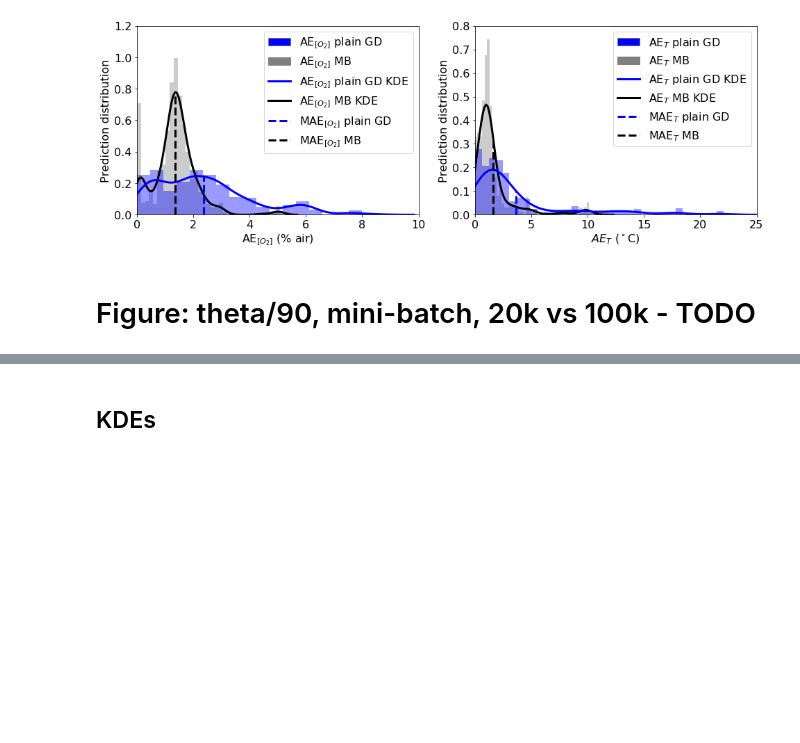
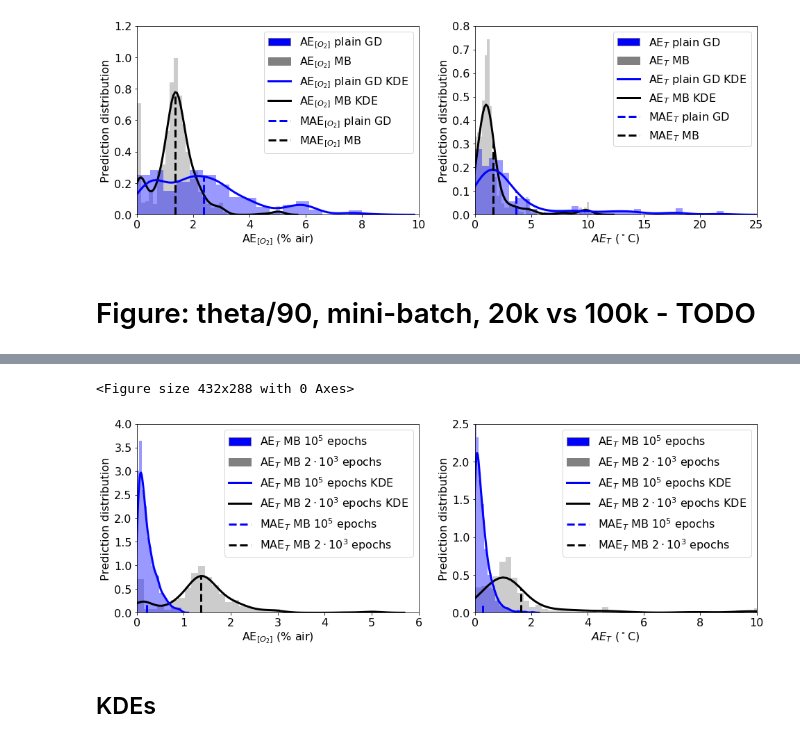
Before and after one commit to michelucci/O2T-Real-Data-Paper, a Jupyter notebook: notebooks/Paper_figures_from_models_v1.ipynb, the cells around one changed output, grey strips where cells are left out. Cells and saved outputs as stored; diff of their text form; code cells hidden in the pictures; blank space fills up the shorter version.

Commit message:
Added new figure

```diff
--- a/notebooks/Paper_figures_from_models_v1.ipynb
+++ b/notebooks/Paper_figures_from_models_v1.ipynb
@@ -459,7 +459,7 @@ fig.savefig('../paper/comparison_theta90_mb_vs_nomb_20k.svg', format='svg', dpi=
 # %%
 # eventually load the model again
 model = keras.models.load_model("model_20001_32_1e-3_3x50_2x5_2x5.h5")
-model2 = keras.models.load_model("model_20001_4000_1e-3_3x50_2x5_2x5.h5")
+model2 = keras.models.load_model("model_100001_32_1e-3_3x50_2x5_2x5.h5")
 # %%
 targets_dev = targets_dev.reset_index(drop = True)
 preds_exp_o2_df, preds_exp_T_df = get_predictions(model)
@@ -518,9 +523,9 @@ custom_lines = [Patch(facecolor='blue', edgecolor='gray',
 
                 ]
 
-ax.legend(custom_lines, ['AE$_{[O_2]}$ plain GD','AE$_{[O_2]}$ MB',
-                         'AE$_{[O_2]}$ plain GD KDE','AE$_{[O_2]}$ MB KDE',
-                         'MAE$_{[O_2]}$ plain GD','MAE$_{[O_2]}$ MB' ], fontsize = 16)
+ax.legend(custom_lines, ['AE$_{T}$ MB $10^5$ epochs','AE$_{T}$ MB $2\cdot 10^3$ epochs',
+                         'AE$_{T}$ MB $10^5$ epochs KDE','AE$_{T}$ MB $2\cdot 10^3$ epochs KDE',
+                         'MAE$_{T}$ MB $10^5$ epochs','MAE$_{T}$ MB $2\cdot 10^3$ epochs' ], fontsize = 16)
 
 #plt.xticks(range(1,len(neta50_O2['MAE_xticks'])+1), neta50_O2['MAE_xticks'], size='small', rotation = 'vertical')
 
@@ -529,8 +534,8 @@ ax.legend(custom_lines, ['AE$_{[O_2]}$ plain GD','AE$_{[O_2]}$ MB',
 plt.ylabel('Prediction distribution', fontsize = 16)
 plt.xlabel('AE$_{[O_2]}$ (% air)', fontsize = 16)
 plt.tick_params(labelsize=16)
-plt.ylim(0, 1.2)
-plt.xlim(0, 10)
+plt.ylim(0, 4)
+plt.xlim(0, 6)
 
 m_ = np.mean(MAE_boxplot_C_flat)
 m_2_ = np.mean(MAE_boxplot_C_flat2)
@@ -557,39 +562,42 @@ sns.distplot(MAET_boxplot_C_MTL_flat2, color = 'gray', hist = True, label = 'AE$
 #ax.text(1, 1.5, 'Value for $[O_2] = 100$ % Air', fontsize = 18)
 plt.ylabel('Prediction distribution', fontsize = 16)
 plt.xlabel('$AE_T$ ($^\circ$C)', fontsize = 16)
 plt.tick_params(labelsize=16)
 
 custom_lines = [Patch(facecolor='blue', edgecolor='gray',
                          label='$AE_T$ KDE 3x50,2x5,2x5'),
                 Patch(facecolor='gray', edgecolor='gray',
                          label='$AE_T$ KDE 4x50,3x15,3x15'),
                 Line2D([0], [0], color='blue', lw=3),
                 Line2D([0], [0], color='black', lw=3),
                 Line2D([0], [0], color='blue', lw=3, ls = '--'),
                 Line2D([0], [0], color='black', lw=3, ls = '--')
                 ]
 
-ax.legend(custom_lines, ['AE$_{T}$ plain GD','AE$_{T}$ MB',
-                         'AE$_{T}$ plain GD KDE','AE$_{T}$ MB KDE',
-                         'MAE$_{T}$ plain GD','MAE$_{T}$ MB' ], fontsize = 16)
+ax.legend(custom_lines, ['AE$_{T}$ MB $10^5$ epochs','AE$_{T}$ MB $2\cdot 10^3$ epochs',
+                         'AE$_{T}$ MB $10^5$ epochs KDE','AE$_{T}$ MB $2\cdot 10^3$ epochs KDE',
+                         'MAE$_{T}$ MB $10^5$ epochs','MAE$_{T}$ MB $2\cdot 10^3$ epochs' ], fontsize = 16)
 #ax.legend( fontsize = 16)
-plt.ylim(0, 0.8)
-plt.xlim(0, 25)
+plt.ylim(0, 2.5)
+plt.xlim(0, 10)
 
 m_ = np.mean(MAET_boxplot_C_MTL_flat)
 m_2_ = np.mean(MAET_boxplot_C_MTL_flat2)
 
 plt.plot([m_, m_], [0, 0.32], lw = 3, ls = '--', color = 'black')
 plt.plot([m_2_, m_2_], [0, 0.10], lw = 3, ls = '--', color = 'blue')
 
 
 plt.show()
 
 #fig.savefig('/content/gdrive/My Drive/plot3.eps', format='eps', dpi=300,bbox_inches='tight')
 
 
 
-fig.savefig('../paper/comparison_theta90_mb_vs_nomb_20k.svg', format='svg', dpi=300,bbox_inches='tight')
+fig.savefig('../paper/comparison_theta90_20k_vs_100k.svg', format='svg', dpi=300,bbox_inches='tight')
+# %% [output]
+<Figure size 432x288 with 0 Axes>
+[figure, added]
 # %% [markdown]
 ## KDEs
 # %%
```
Also changed, not shown: parts of 1 cell of this notebook, 1 other file.
